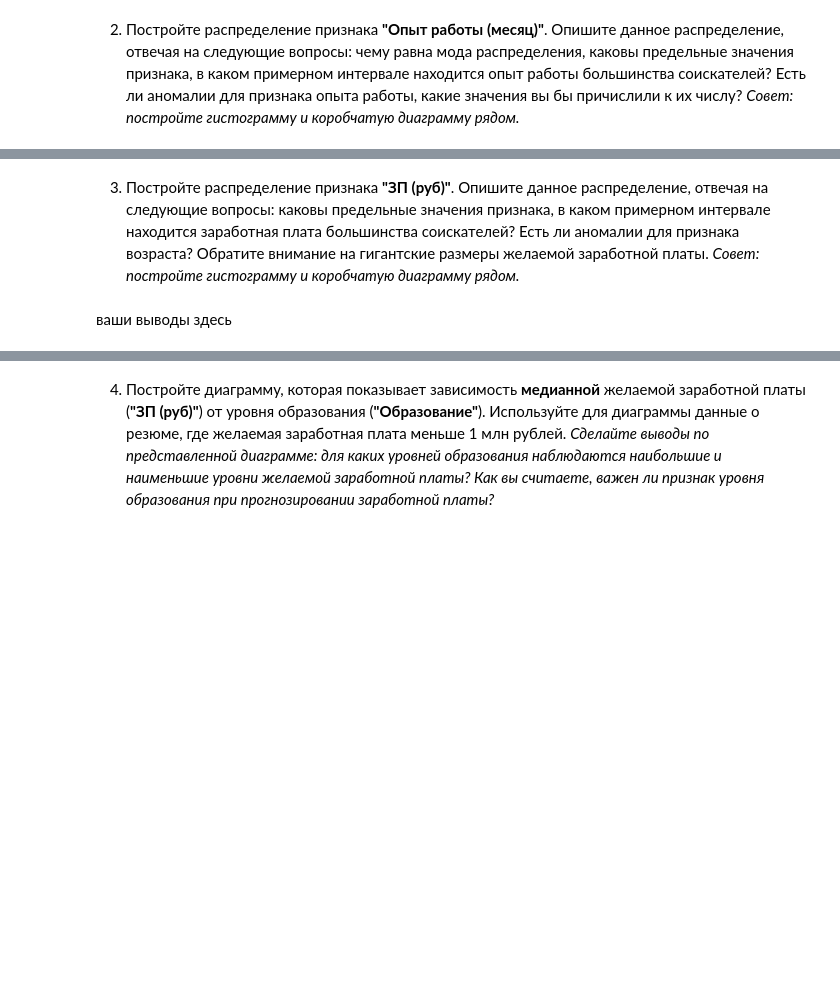
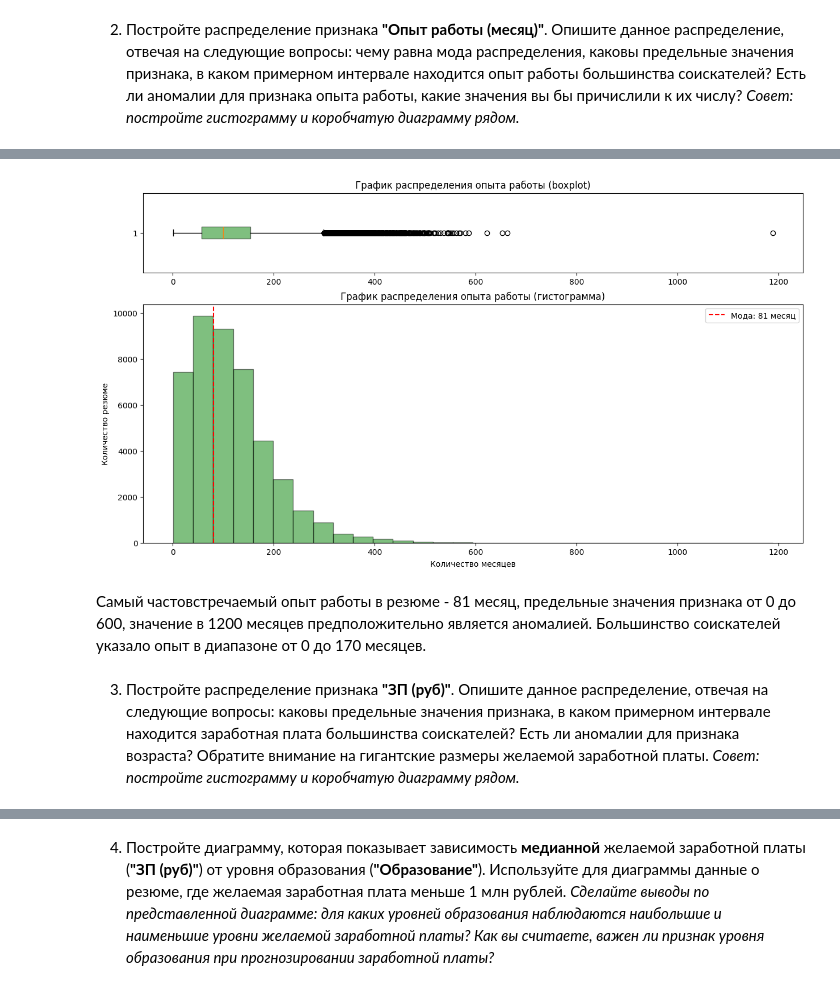
Before and after one commit to rostovcevartem209/hh_database, a Jupyter notebook: hh_database_project.ipynb, the cells around one changed output, grey strips where cells are left out. Cells and saved outputs as stored; diff of their text form; code cells hidden in the pictures; blank space fills up the shorter version.

```diff
--- a/hh_database_project.ipynb
+++ b/hh_database_project.ipynb
@@ -510,3 +505,34 @@ plt.show()
+# %%
+fig, axes = plt.subplots(nrows=2, ncols=1, figsize=(15,8), gridspec_kw={'height_ratios': [1, 3]})
+
+
+experience = db_curr['Опыт работы (месяц)'].dropna()
+axes[0].boxplot(experience,
+                vert = False,
+                patch_artist=True,
+                boxprops = dict(facecolor='green',alpha = 0.5),
+                )
+axes[0].set_title('График распределения опыта работы (boxplot)')
+
+axes[1].hist(experience,
+             color = 'green',
+             bins = 30,
+             edgecolor = 'black',
+             alpha = 0.5)
+axes[1].axvline(experience.mode()[0],
+                color = 'red',
+                linestyle = '--',
+                label = f'Мода: {int(experience.mode()[0])} месяц')
+axes[1].set_title('График распределения опыта работы (гистограмма)')
+axes[1].set_xlabel('Количество месяцев')
+axes[1].set_ylabel('Количество резюме')
+axes[1].legend()
+
+plt.show()
+# %% [output]
+[figure, added]
+# %% [markdown]
+Самый частовстречаемый опыт работы в резюме - 81 месяц, предельные значения признака от 0 до 600, значение в 1200 месяцев предположительно является аномалией. Большинство соискателей указало опыт в диапазоне от 0 до 170 месяцев.
 # %% [markdown]
 3. Постройте распределение признака **"ЗП (руб)"**. Опишите данное распределение, отвечая на следующие вопросы: каковы предельные значения признака, в каком примерном интервале находится заработная плата большинства соискателей? Есть ли аномалии для признака возраста? Обратите внимание на гигантские размеры желаемой заработной платы.
 *Совет: постройте гистограмму и коробчатую диаграмму рядом.*
@@ -515,2 +538,0 @@ plt.show()
-# %% [markdown]
-ваши выводы здесь
```
Also changed, not shown: parts of 15 cells of this notebook.
